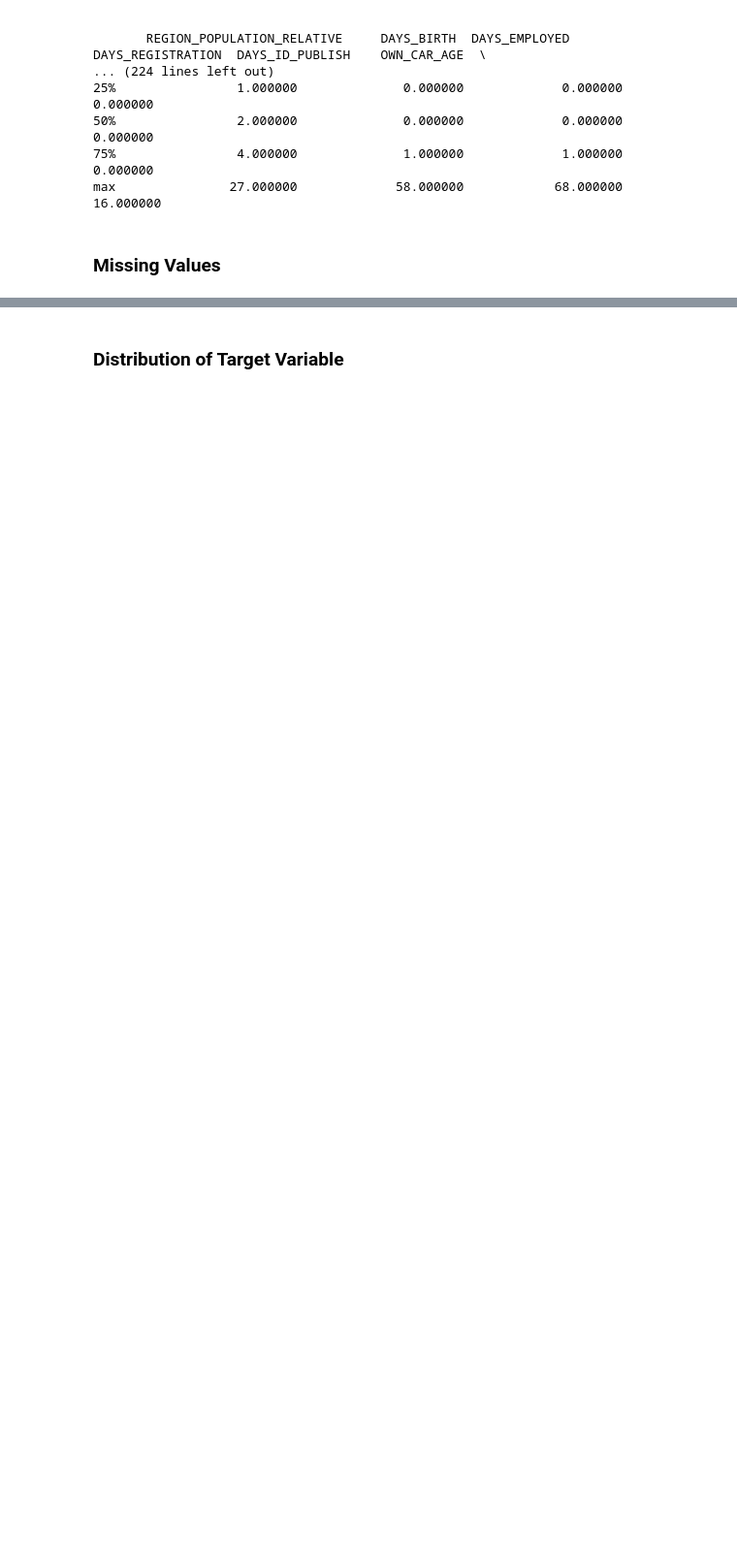
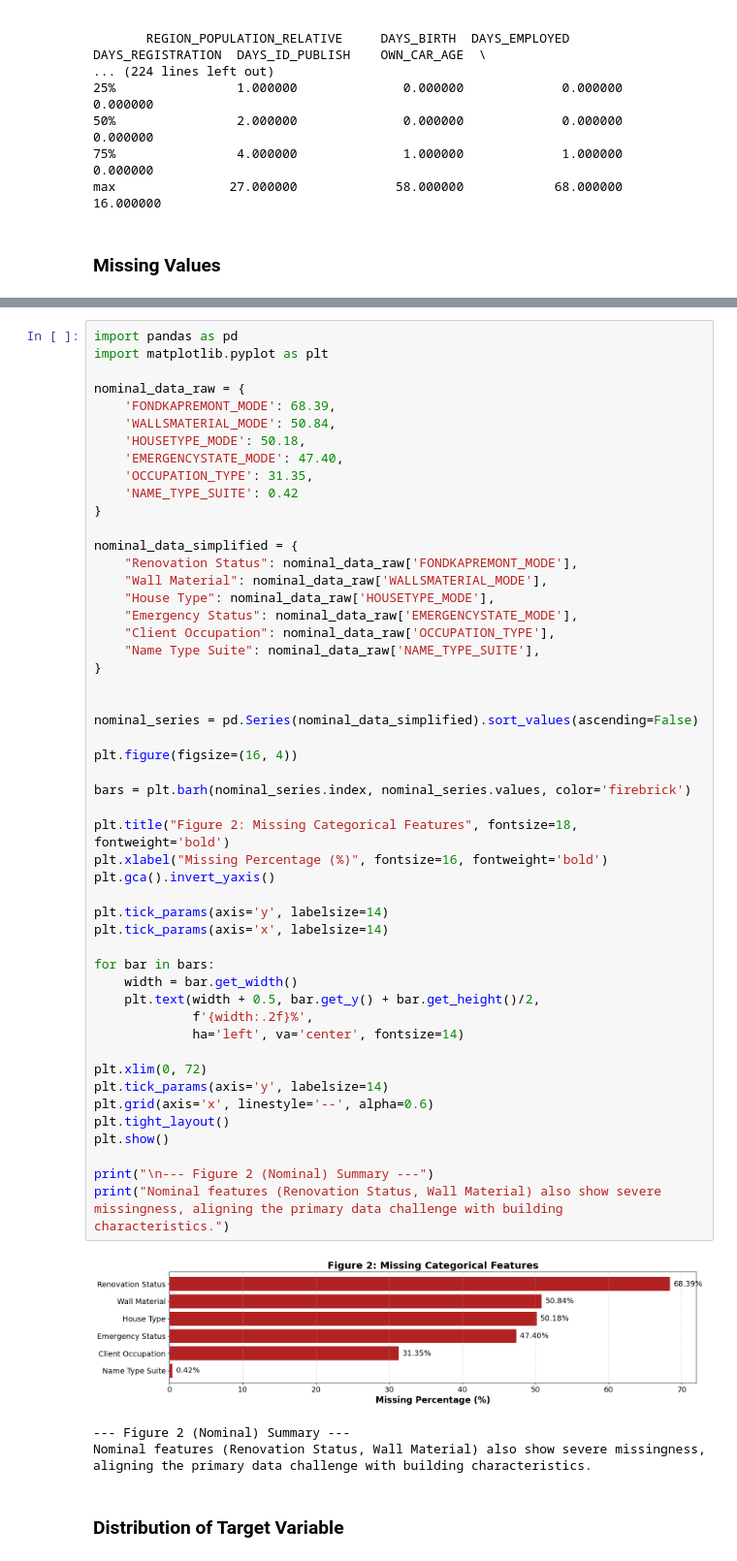
Before and after one commit to mandypeng-brown/data1030-project-credit-risk, a Jupyter notebook: src/1_EDA.ipynb, the cells around one changed output, grey strips where cells are left out. Shown at 97% size. Drawn from its saved outputs; the diff is of its cells as text; blank space fills up the shorter version.

```diff
--- a/notebook/EDA.ipynb
+++ b/src/1_EDA.ipynb
@@ -190,3 +260,57 @@ Number of columns which contains below 20% missing data: 17 .
+# %%
+import pandas as pd
+import matplotlib.pyplot as plt
+
+nominal_data_raw = {
+    'FONDKAPREMONT_MODE': 68.39,
+    'WALLSMATERIAL_MODE': 50.84,
+    'HOUSETYPE_MODE': 50.18,
+    'EMERGENCYSTATE_MODE': 47.40,
+    'OCCUPATION_TYPE': 31.35,
+    'NAME_TYPE_SUITE': 0.42
+}
+
+nominal_data_simplified = {
+    "Renovation Status": nominal_data_raw['FONDKAPREMONT_MODE'],
+    "Wall Material": nominal_data_raw['WALLSMATERIAL_MODE'],
+    "House Type": nominal_data_raw['HOUSETYPE_MODE'],
+    "Emergency Status": nominal_data_raw['EMERGENCYSTATE_MODE'],
+    "Client Occupation": nominal_data_raw['OCCUPATION_TYPE'],
+    "Name Type Suite": nominal_data_raw['NAME_TYPE_SUITE'],
+}
+
+
+nominal_series = pd.Series(nominal_data_simplified).sort_values(ascending=False)
+
+plt.figure(figsize=(16, 4))
+
+bars = plt.barh(nominal_series.index, nominal_series.values, color='firebrick')
+
+plt.title("Figure 2: Missing Categorical Features", fontsize=18, fontweight='bold')
+plt.xlabel("Missing Percentage (%)", fontsize=16, fontweight='bold')
+plt.gca().invert_yaxis()
+
+plt.tick_params(axis='y', labelsize=14)
+plt.tick_params(axis='x', labelsize=14)
+
+for bar in bars:
+    width = bar.get_width()
+    plt.text(width + 0.5, bar.get_y() + bar.get_height()/2,
+             f'{width:.2f}%',
+             ha='left', va='center', fontsize=14)
+
+plt.xlim(0, 72)
+plt.tick_params(axis='y', labelsize=14)
+plt.grid(axis='x', linestyle='--', alpha=0.6)
+plt.tight_layout()
+plt.show()
+
+print("\n--- Figure 2 (Nominal) Summary ---")
+print("Nominal features (Renovation Status, Wall Material) also show severe missingness, aligning the primary data challenge with building characteristics.")
+# %% [output]
+[figure, added]
+--- Figure 2 (Nominal) Summary ---
+Nominal features (Renovation Status, Wall Material) also show severe missingness, aligning the primary data challenge with building characteristics.
 # %% [markdown]
 ### Distribution of Target Variable
 # %%
```
Also changed, not shown: parts of 7 cells of this notebook, 25 other files.
